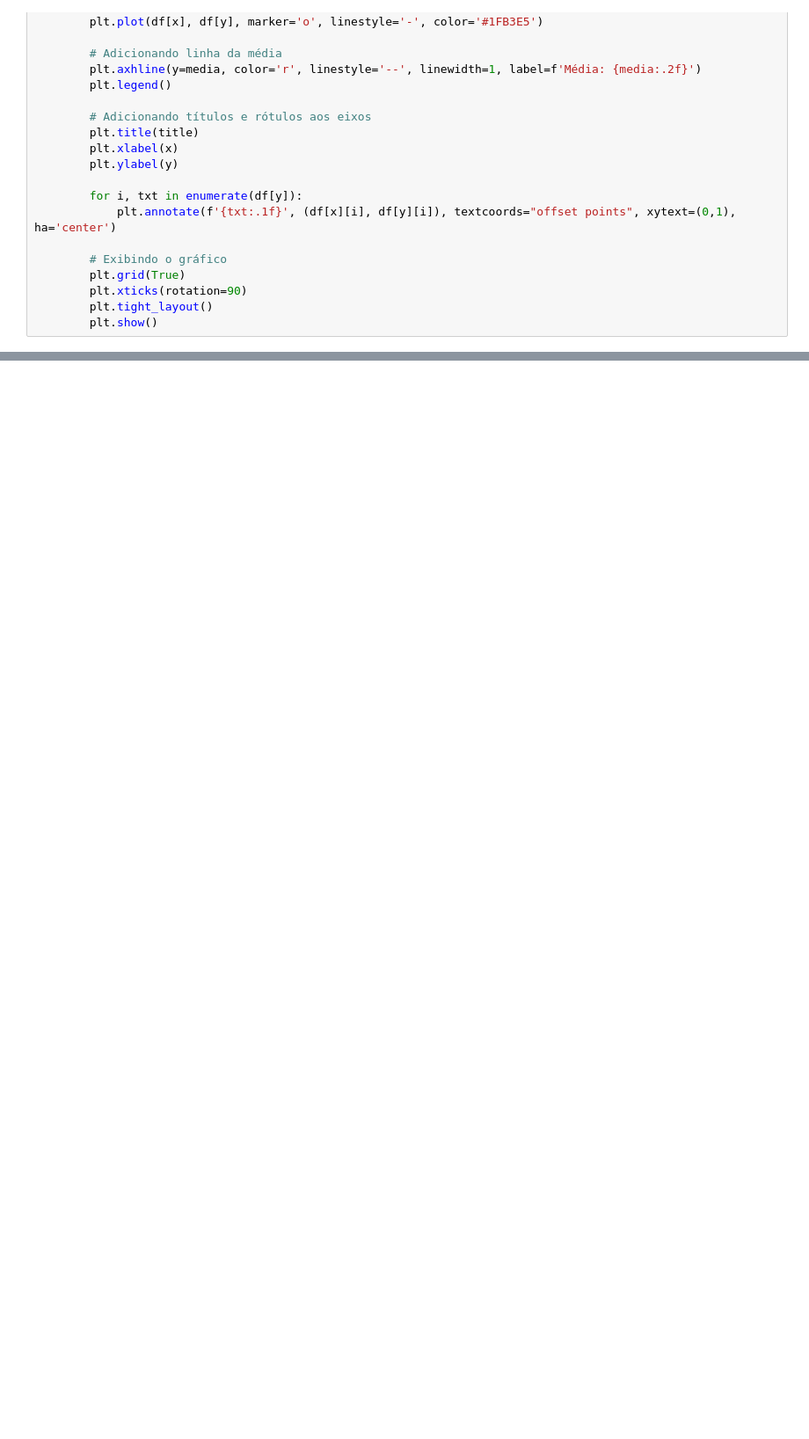
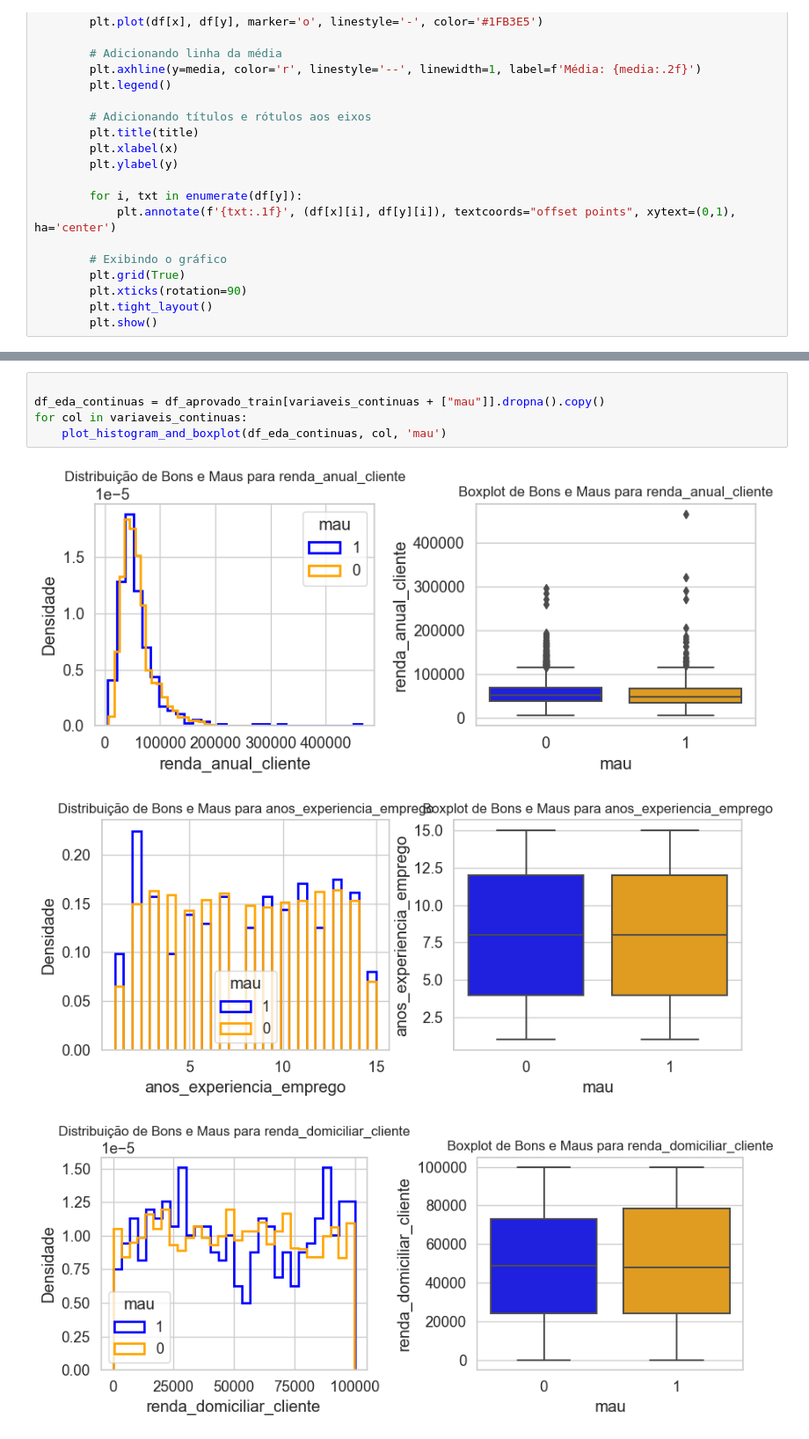
Before and after one commit to leonardovargas10/Reject_Inference, a Jupyter notebook: target/target.ipynb, the cells around one changed output, grey strips where cells are left out. Shown at 88% size. Saved outputs shown, nothing was run; the diff lists cells and outputs as text; blank space fills up the shorter version.

```diff
--- a/target/target.ipynb
+++ b/target/target.ipynb
@@ -352,0 +572,9 @@ teste
+# %%
+
+df_eda_continuas = df_aprovado_train[variaveis_continuas + ["mau"]].dropna().copy()
+for col in variaveis_continuas:
+    plot_histogram_and_boxplot(df_eda_continuas, col, 'mau')
+# %% [output]
+[figure, added]
+[figure, added]
+[figure, added]
```
Also changed, not shown: parts of 30 cells of this notebook.
